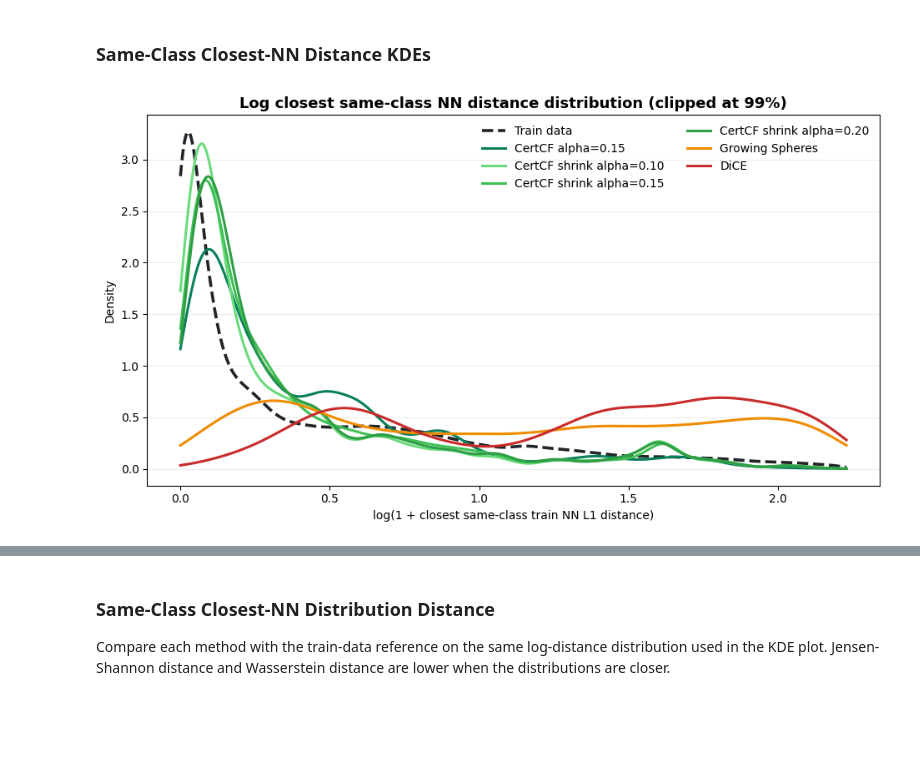
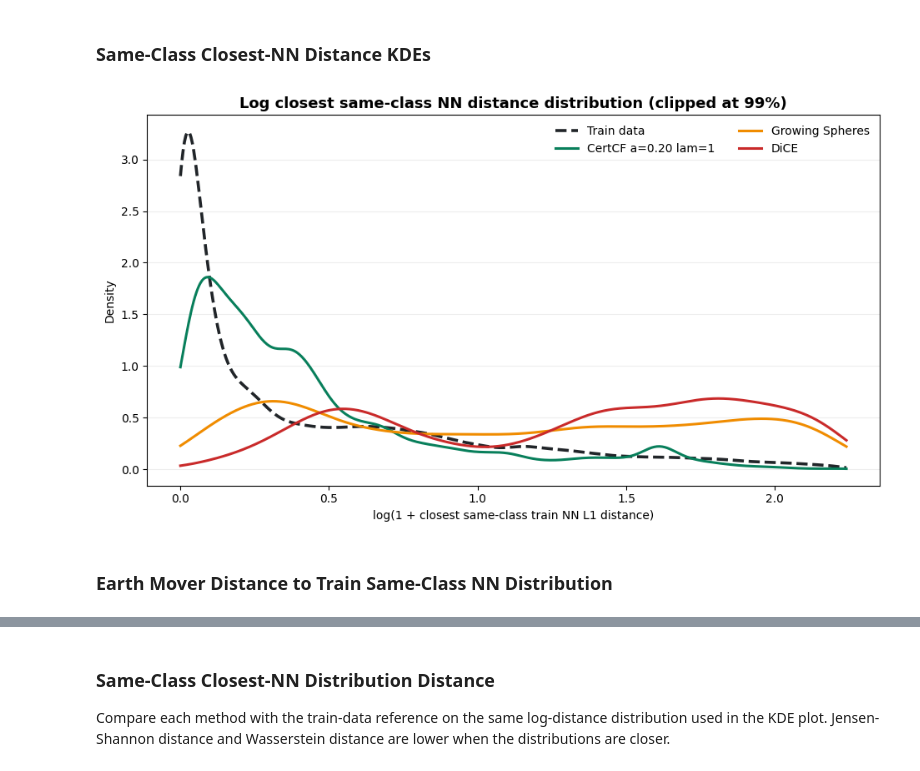
Before and after one commit to GabrielePintus/PreimageCounterfactualSampling, a Jupyter notebook: notebooks/6.29 - Final benchmark clean load.ipynb, the cells around one changed output, grey strips where cells are left out. Saved outputs shown, nothing was run; the diff lists cells and outputs as text; code cells hidden in the pictures; blank space fills up the shorter version.

```diff
--- a/notebooks/6.29 - Final benchmark clean load.ipynb
+++ b/notebooks/6.29 - Final benchmark clean load.ipynb
@@ -6,6 +6,7 @@ Minimal notebook to load the final non-FACE benchmark together with the final co
 from __future__ import annotations
 
 from pathlib import Path
+import re
 import sys
 
 import numpy as np
@@ -34,29 +35,38 @@ DATASET_ORDER = [
     'wisconsin_breast_cancer',
 ]
 
-METHOD_ORDER = [
-    'CertCF alpha=0.10',
-    'CertCF alpha=0.15',
-    'CertCF shrink alpha=0.10',
-    'CertCF shrink alpha=0.15',
-    'CertCF shrink alpha=0.20',
+CERTCF_SWEEP_ALPHAS = [0.10, 0.15, 0.20, 0.25, 0.30, 0.35, 0.40, 0.45, 0.50]
+CERTCF_SWEEP_LAMBDAS = [0.10, 0.20, 0.50, 1.00]
+CERTCF_SWEEP_METHOD_ORDER = [
+    f'CertCF a={alpha:.2f} lam={lam:g}'
+    for alpha in CERTCF_SWEEP_ALPHAS
+    for lam in CERTCF_SWEEP_LAMBDAS
+]
+
+PAPER_CERTCF_ALPHA = 0.20
+PAPER_CERTCF_LAMBDA = 1.0
+PAPER_CERTCF_LABEL = f'CertCF a={PAPER_CERTCF_ALPHA:.2f} lam={PAPER_CERTCF_LAMBDA:g}'
+
+BASELINE_METHOD_ORDER = [
     'NN10000',
     'Growing Spheres',
     'DiCE',
     'FACE',
 ]
+METHOD_ORDER = [PAPER_CERTCF_LABEL, *BASELINE_METHOD_ORDER]
+ANALYSIS_METHOD_ORDER = [*CERTCF_SWEEP_METHOD_ORDER, *BASELINE_METHOD_ORDER]
 
 PALETTE = {
-    'CertCF alpha=0.10': '#099268',
-    'CertCF alpha=0.15': '#087F5B',
-    'CertCF shrink alpha=0.10': '#69DB7C',
-    'CertCF shrink alpha=0.15': '#40C057',
-    'CertCF shrink alpha=0.20': '#2F9E44',
+    PAPER_CERTCF_LABEL: '#087F5B',
     'NN10000': '#1864AB',
     'Growing Spheres': '#F08C00',
     'DiCE': '#C92A2A',
     'FACE': '#7048E8',
 }
+
+# Extra colors for optional CertCF sweep plots/tables.
+for label in CERTCF_SWEEP_METHOD_ORDER:
+    PALETTE.setdefault(label, '#087F5B')
 # %%
 RESULT_FILE_SPECS = [
     {
@@ -1626,35 +2014,34 @@ def plot_same_class_closest_nn_distance_kde(
         values = values[np.isfinite(values)]
         if len(values) < 2:
             continue
         color = PALETTE.get(method_label, '#868E96')
         ax.plot(grid, gaussian_kde_1d(values, grid), color=color, linewidth=2.2, label=str(method_label))
 
     if value_col == 'same_class_nn_percentile':
         ax.axvline(SAME_CLASS_NN_LOWER_90_Q, color='#343A40', linestyle='--', linewidth=1.1, alpha=0.65)
         ax.text(SAME_CLASS_NN_LOWER_90_Q, ax.get_ylim()[1] * 0.95, '90%', ha='right', va='top', fontsize=9, color='#343A40')
     ax.set_title(title, fontsize=13, fontweight='bold')
     ax.set_xlabel(xlabel)
     ax.set_ylabel('Density')
     ax.grid(True, axis='y', alpha=0.22)
     ax.legend(frameon=False, ncol=2)
     fig.tight_layout()
     return fig, ax
 
 
 SAME_CLASS_NN_KDE_METHOD_ORDER = [
-    'CertCF alpha=0.15',
-    'CertCF shrink alpha=0.10',
-    'CertCF shrink alpha=0.15',
-    'CertCF shrink alpha=0.20',
+    PAPER_CERTCF_LABEL,
     'Growing Spheres',
     'DiCE',
 ]
 
 plot_same_class_closest_nn_distance_kde(
     SAME_CLASS_NN_DISTANCE_VALUES_DF,
     value_col='log1p_same_class_nn_l1',
     method_order=SAME_CLASS_NN_KDE_METHOD_ORDER,
     reference_df=SAME_CLASS_NN_TRAIN_DISTANCE_VALUES_DF,
 );
 # %% [output]
-[figure, old version]
+[figure, new version]
+# %% [markdown]
+### Earth Mover Distance to Train Same-Class NN Distribution
```
Also changed, not shown: parts of 45 cells of this notebook.
